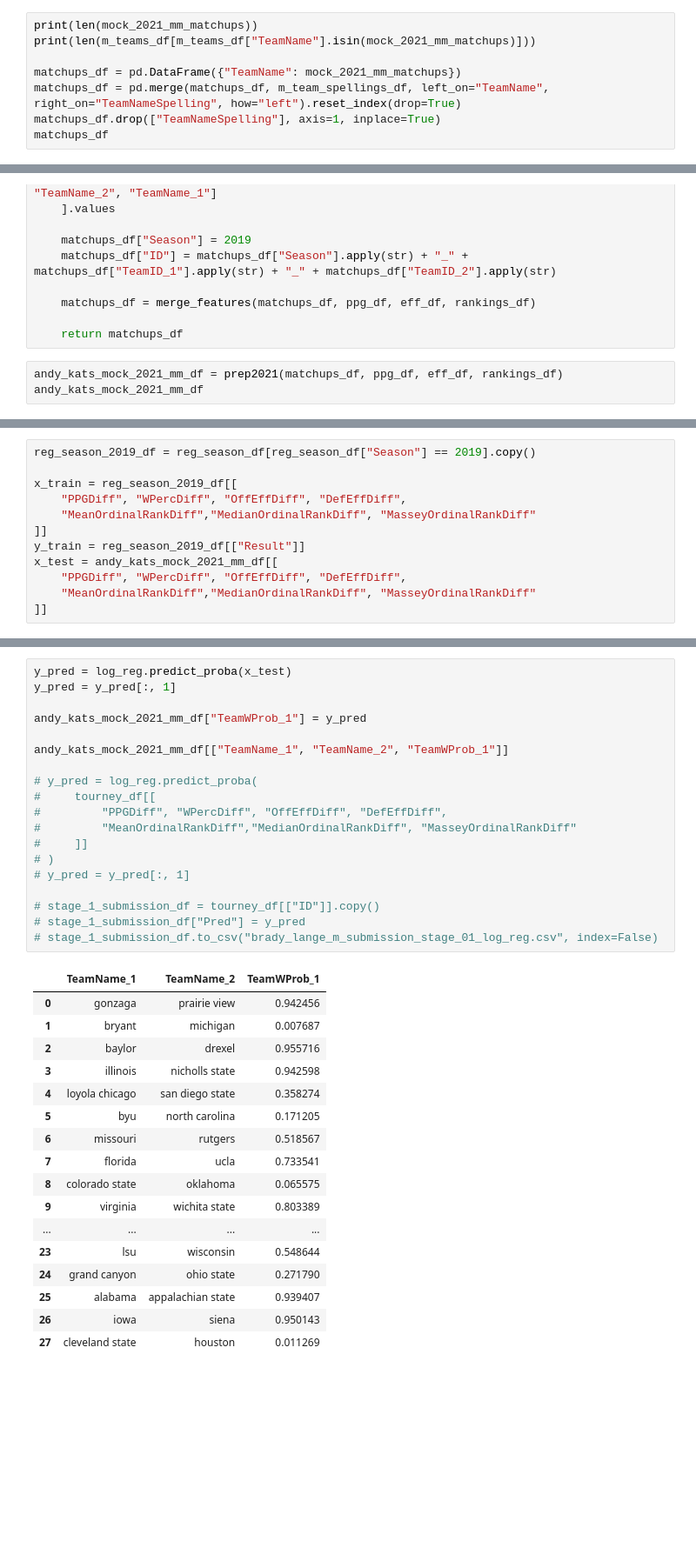
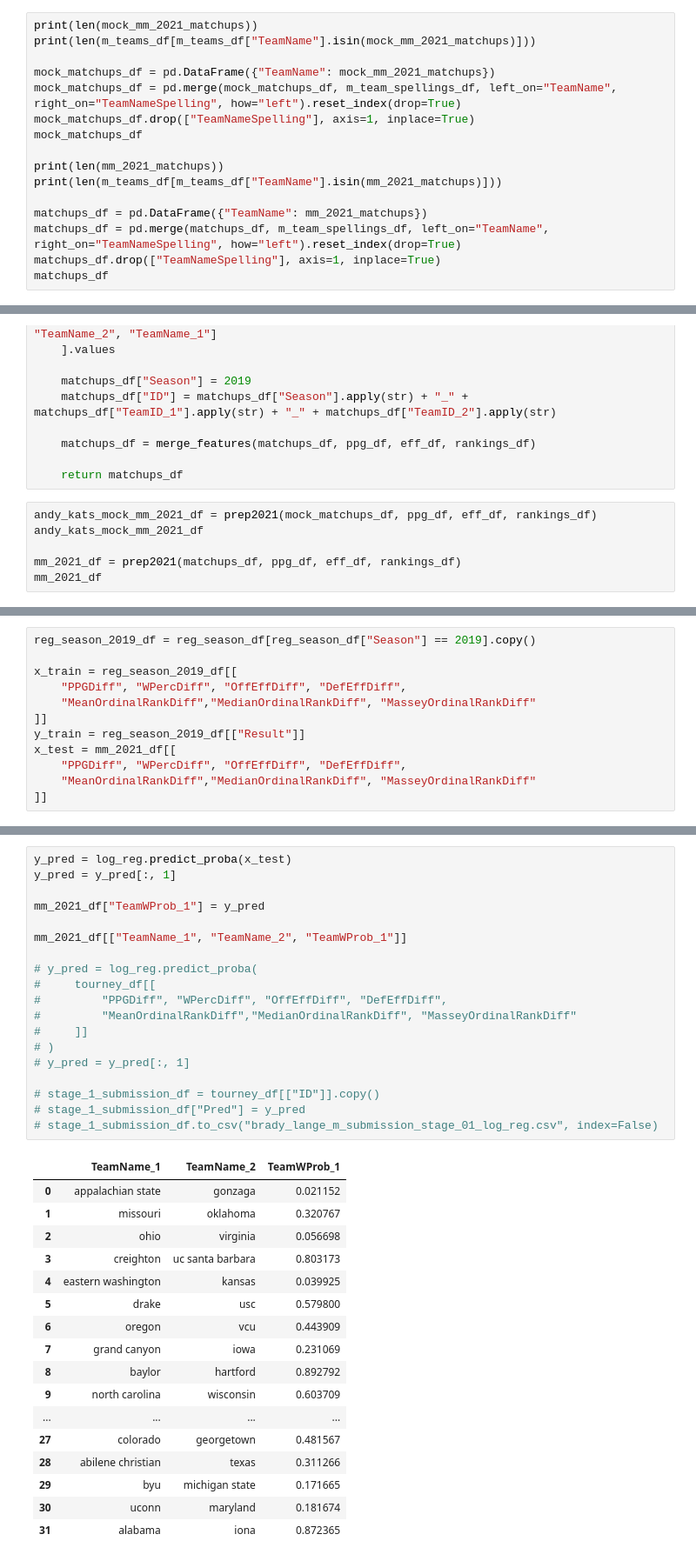
Before and after one commit to bradylange/march-madness-bracket-predictor, a Jupyter notebook: src/march_madness_bracket_predictor.ipynb, the cells around one changed output, grey strips where cells are left out. Shown at 87% size. Saved outputs shown, nothing was run; the diff lists cells and outputs as text; blank space fills up the shorter version.

```diff
--- a/src/march_madness_bracket_predictor.ipynb
+++ b/src/march_madness_bracket_predictor.ipynb
@@ -919,8 +1056,16 @@ mock_2021_mm_matchups = [team.lower() for team in mock_2021_mm_matchups]
 # %%
-print(len(mock_2021_mm_matchups))
-print(len(m_teams_df[m_teams_df["TeamName"].isin(mock_2021_mm_matchups)]))
+print(len(mock_mm_2021_matchups))
+print(len(m_teams_df[m_teams_df["TeamName"].isin(mock_mm_2021_matchups)]))
 
-matchups_df = pd.DataFrame({"TeamName": mock_2021_mm_matchups})
+mock_matchups_df = pd.DataFrame({"TeamName": mock_mm_2021_matchups})
+mock_matchups_df = pd.merge(mock_matchups_df, m_team_spellings_df, left_on="TeamName", right_on="TeamNameSpelling", how="left").reset_index(drop=True)
+mock_matchups_df.drop(["TeamNameSpelling"], axis=1, inplace=True)
+mock_matchups_df
+
+print(len(mm_2021_matchups))
+print(len(m_teams_df[m_teams_df["TeamName"].isin(mm_2021_matchups)]))
+
+matchups_df = pd.DataFrame({"TeamName": mm_2021_matchups})
 matchups_df = pd.merge(matchups_df, m_team_spellings_df, left_on="TeamName", right_on="TeamNameSpelling", how="left").reset_index(drop=True)
 matchups_df.drop(["TeamNameSpelling"], axis=1, inplace=True)
 matchups_df
@@ -961,7 +1104,10 @@ def prep2021(matchups_df, ppg_df, eff_df, rankings_df):
 
     return matchups_df
 # %%
-andy_kats_mock_2021_mm_df = prep2021(matchups_df, ppg_df, eff_df, rankings_df)
-andy_kats_mock_2021_mm_df
+andy_kats_mock_mm_2021_df = prep2021(mock_matchups_df, ppg_df, eff_df, rankings_df)
+andy_kats_mock_mm_2021_df
+
+mm_2021_df = prep2021(matchups_df, ppg_df, eff_df, rankings_df)
+mm_2021_df
 # %% [output]
 |  | TeamName_1 | TeamID_1 | TeamName_2 | TeamID_2 | Season | ID | PPGDiff | WPercDiff | OffEffDiff | ... |
@@ -989,7 +1135,7 @@ x_train = reg_season_2019_df[[
     "MeanOrdinalRankDiff","MedianOrdinalRankDiff", "MasseyOrdinalRankDiff"
 ]]
 y_train = reg_season_2019_df[["Result"]]
-x_test = andy_kats_mock_2021_mm_df[[
+x_test = mm_2021_df[[
     "PPGDiff", "WPercDiff", "OffEffDiff", "DefEffDiff",
     "MeanOrdinalRankDiff","MedianOrdinalRankDiff", "MasseyOrdinalRankDiff"
 ]]
@@ -1004,37 +1150,37 @@ LogisticRegression(max_iter=1000, n_jobs=-1, verbose=1)
 # %%
 y_pred = log_reg.predict_proba(x_test)
 y_pred = y_pred[:, 1]
 
-andy_kats_mock_2021_mm_df["TeamWProb_1"] = y_pred
+mm_2021_df["TeamWProb_1"] = y_pred
 
-andy_kats_mock_2021_mm_df[["TeamName_1", "TeamName_2", "TeamWProb_1"]]
+mm_2021_df[["TeamName_1", "TeamName_2", "TeamWProb_1"]]
 
 # y_pred = log_reg.predict_proba(
 #     tourney_df[[
 #         "PPGDiff", "WPercDiff", "OffEffDiff", "DefEffDiff",
 #         "MeanOrdinalRankDiff","MedianOrdinalRankDiff", "MasseyOrdinalRankDiff"
 #     ]]
 # )
 # y_pred = y_pred[:, 1]
 
 # stage_1_submission_df = tourney_df[["ID"]].copy()
 # stage_1_submission_df["Pred"] = y_pred
 # stage_1_submission_df.to_csv("brady_lange_m_submission_stage_01_log_reg.csv", index=False)
 # %% [output]
 |  | TeamName_1 | TeamName_2 | TeamWProb_1 |
-| 0 | gonzaga | prairie view | 0.942456 |
-| 1 | bryant | michigan | 0.007687 |
-| 2 | baylor | drexel | 0.955716 |
-| 3 | illinois | nicholls state | 0.942598 |
-| 4 | loyola chicago | san diego state | 0.358274 |
-| 5 | byu | north carolina | 0.171205 |
-| 6 | missouri | rutgers | 0.518567 |
-| 7 | florida | ucla | 0.733541 |
-| 8 | colorado state | oklahoma | 0.065575 |
-| 9 | virginia | wichita state | 0.803389 |
+| 0 | appalachian state | gonzaga | 0.021152 |
+| 1 | missouri | oklahoma | 0.320767 |
+| 2 | ohio | virginia | 0.056698 |
+| 3 | creighton | uc santa barbara | 0.803173 |
+| 4 | eastern washington | kansas | 0.039925 |
+| 5 | drake | usc | 0.579800 |
+| 6 | oregon | vcu | 0.443909 |
+| 7 | grand canyon | iowa | 0.231069 |
+| 8 | baylor | hartford | 0.892792 |
+| 9 | north carolina | wisconsin | 0.603709 |
 | ... | ... | ... | ... |
-| 23 | lsu | wisconsin | 0.548644 |
-| 24 | grand canyon | ohio state | 0.271790 |
-| 25 | alabama | appalachian state | 0.939407 |
-| 26 | iowa | siena | 0.950143 |
-| 27 | cleveland state | houston | 0.011269 |
+| 27 | colorado | georgetown | 0.481567 |
+| 28 | abilene christian | texas | 0.311266 |
+| 29 | byu | michigan state | 0.171665 |
+| 30 | uconn | maryland | 0.181674 |
+| 31 | alabama | iona | 0.872365 |
```
Also changed, not shown: parts of 8 cells of this notebook.
